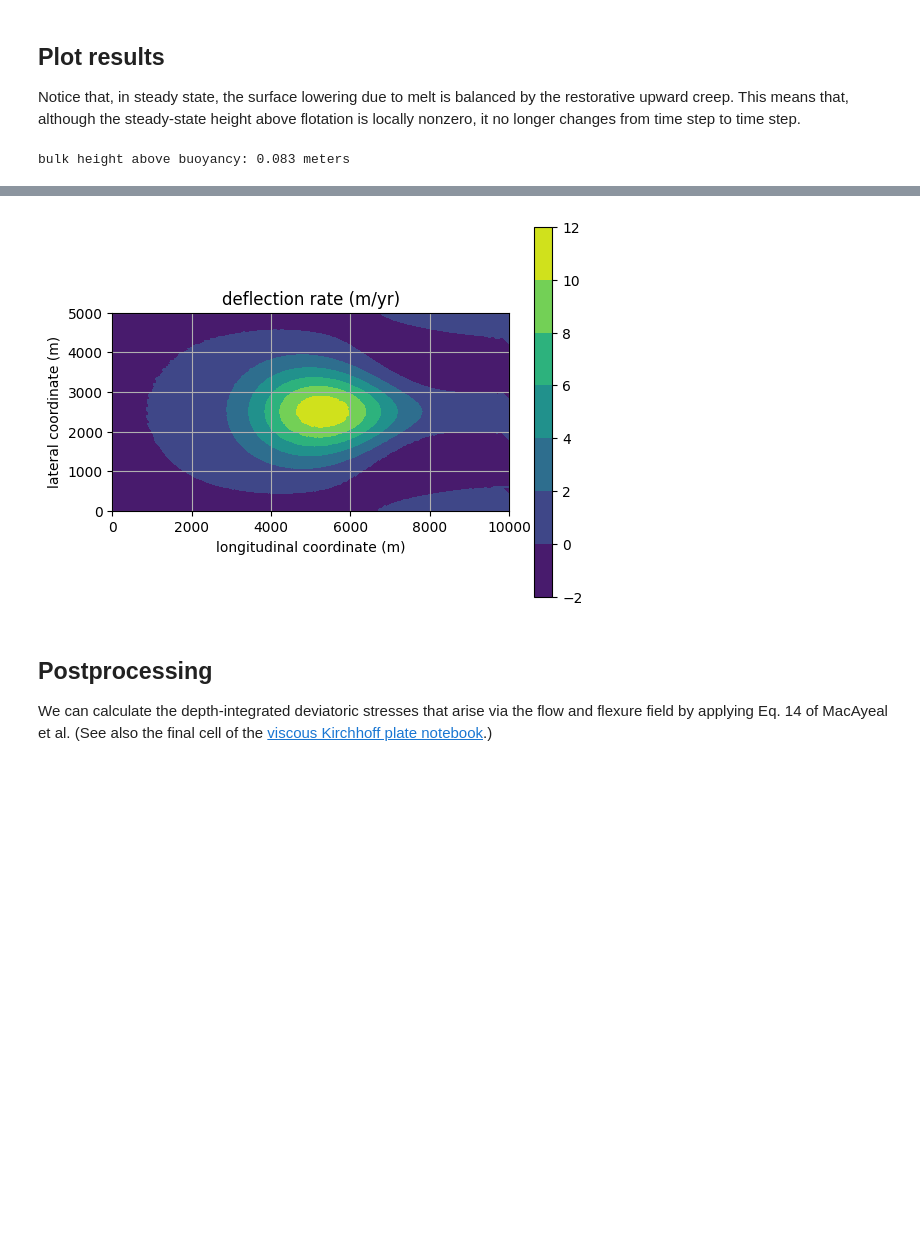
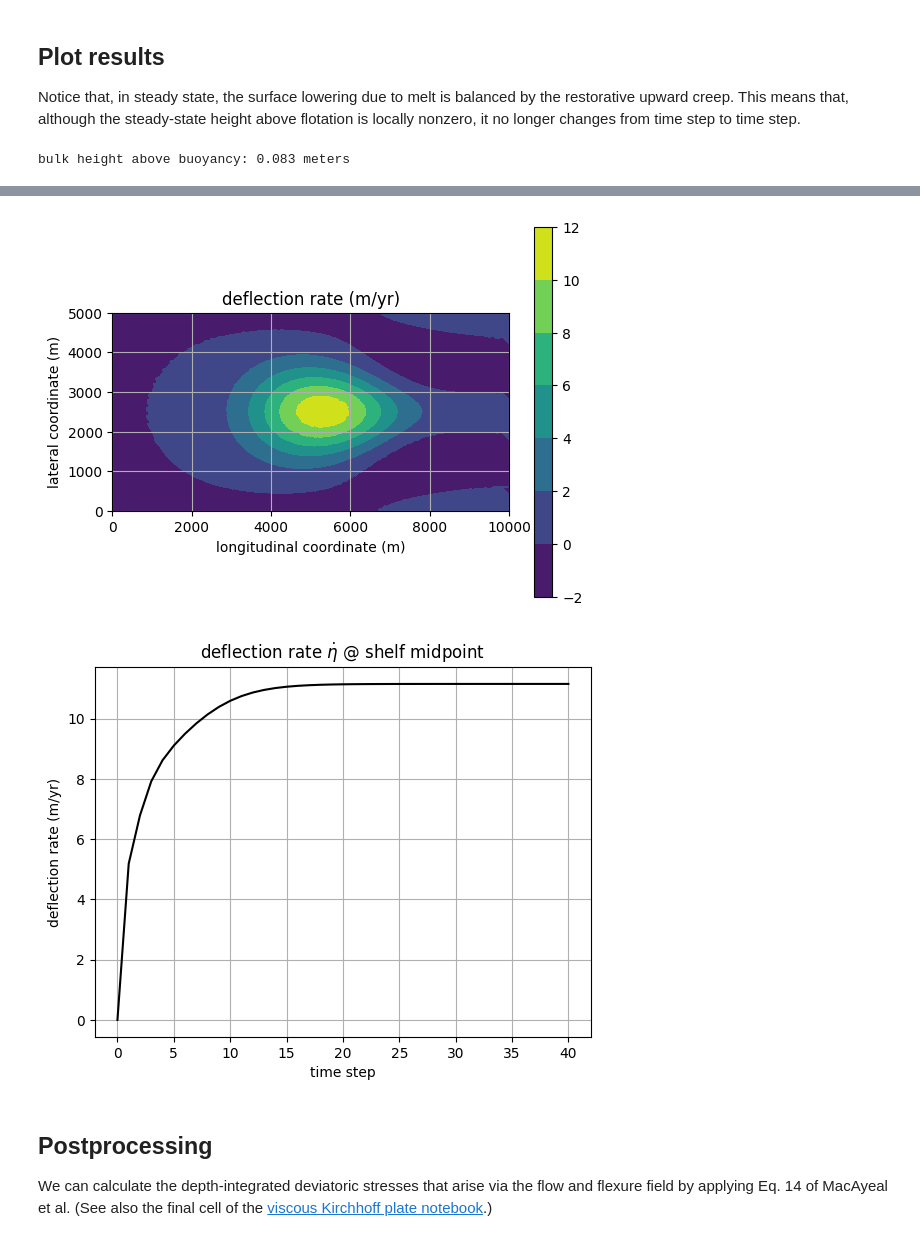
Before and after one commit to chrismiele/weird_flex, a Jupyter notebook: 4_coupled_flow_flexure_viscous.ipynb, the cells around one changed output, grey strips where cells are left out. Saved outputs shown, nothing was run; the diff lists cells and outputs as text; code cells hidden in the pictures; blank space fills up the shorter version.

```diff
--- a/4_coupled_flow_flexure_viscous.ipynb
+++ b/4_coupled_flow_flexure_viscous.ipynb
@@ -169,6 +169,7 @@ plt.show()
 We'll also save plots of the surface and basal elevation profiles, along the centerline, at each timestep. The final iteration is shown below.
 # %%
 u, H, s, b = u0.copy(deepcopy=True), H0.copy(deepcopy=True), s0.copy(deepcopy=True), b0.copy(deepcopy=True) #initialize
+η_list = [0] #for bookkeeping; will be a list of deflection rate @ middle of domain at each time step
 os.chdir('/home/sermilik/firedrake_stuff/figures/flow_flexure') #for saving figures
 X = np.array([(k, Ly/2) for k in range (Lx+1)]) #along-flow line for getting geometry profiles
 
@@ -208,9 +209,9 @@ for step in tqdm.trange(num_timesteps):
     b = solver.prognostic_solve(Δt, thickness = b, velocity = u, #raise the base
                            thickness_inflow = Constant(-ϱ*H_gl), accumulation = Constant(0))
 
-    s_ = project(s, Q1) #project surface elevation over Argyris elements
-    b_ = project(b, Q1) #and basal elevation
-    H_ = project(s_ - b_, Q1) #and total thickness
+    s = project(s, Q1) #project surface elevation over Argyris elements
+    b = project(b, Q1) #and basal elevation
+    H = project(s - b, Q1) #and total thickness
 
     ########################################
     ########################################
@@ -221,7 +222,7 @@ for step in tqdm.trange(num_timesteps):
     ν = effective_viscosity(velocity = u) #in Pa*yrs, for consistency with icepack's velocity units
     ε = sym(grad(u)) #strain rate tensor, /yr
     τ = 2*ν*ε #depth-averaged deviatoric stress tensor in Pascals
-    p = -tr(τ) + 1/2*ρ_i*g*H_ #depth-averaged pressure
+    p = -tr(τ) + 1/2*ρ_i*g*H #depth-averaged pressure
     σ = τ - p*Identity(2) #depth-averaged net stress
 
     ######################
@@ -230,7 +231,7 @@ for step in tqdm.trange(num_timesteps):
     ######################
     ######################
 
-    h_ab = s_ + B*Δt + η*Δt - (1 - ϱ)*H_ #this will be the height above buoyancy once η is known
+    h_ab = s + B*Δt + η*Δt - (1 - ϱ)*H #this will be the height above buoyancy once η is known
 
     #force flexure with surface mass balance (see Eq. 57a and 57c of MacAyeal et al. 2021)
     f = conditional(h_ab < 0, #if height above buoyancy is negative after flexing:
@@ -238,9 +239,9 @@ for step in tqdm.trange(num_timesteps):
                     -ρ_i*g*h_ab) #else: f acts downward via gravity
 
     #additionally force flexure with the velocity field, as in Eq. 57e
-    f += H_*inner(σ, ddη*Δt) #Eq. 57e
+    f += H*inner(σ, ddη*Δt) #Eq. 57e
 
-    L = 1/6*ν_f*H_**3*inner(ddη, ddw)*dx + 1/6*ν_f*H_**3*Δη*Δw*dx - f*w*dx #note the different viscosity value
+    L = 1/6*ν_f*H**3*inner(ddη, ddw)*dx + 1/6*ν_f*H**3*Δη*Δw*dx - f*w*dx #note the different viscosity value
     L += 0.5*α**2*η*w*ds(1) #constrain η = 0 on the upstream boundary 1 via the penalty method
     L += 0.5*α**2*η*w*ds(2) #η = 0 on the downstream boundary via the penalty method
 
@@ -276,6 +277,8 @@ for step in tqdm.trange(num_timesteps):
     #################
     #################
 
+    η_list.append(project(η, Q2).at(Lx/2, Ly/2, tolerance = 1e-10))
+
     #at each step, save plots of the surface and basal elevation profiles along "X"
     s_profile = np.array(s.at(X, tolerance = 1e-10))
     b_profile = np.array(b.at(X, tolerance = 1e-10))
@@ -309,33 +312,42 @@ elev_plot = tricontourf(h_ab, axes=ax, norm = norm, cmap = 'seismic')
 plt.colorbar(elev_plot)
 plt.xlabel('longitudinal coordinate (m)')
 plt.ylabel('lateral coordinate (m)')
 plt.grid()
 plt.show()
 
 fig, ax = plt.subplots()
 ax.set_aspect('equal')
 plt.title('velocity (m/yr)')
 vel_plot = tricontourf(u, axes=ax)
 plt.colorbar(vel_plot)
 plt.xlabel('longitudinal coordinate (m)')
 plt.ylabel('lateral coordinate (m)')
 plt.grid()
 plt.show()
 
 fig, ax = plt.subplots()
 ax.set_aspect('equal')
 plt.title('deflection rate (m/yr)')
 def_plot = tricontourf(project(η, Q1), axes=ax)
 plt.colorbar(def_plot)
 plt.xlabel('longitudinal coordinate (m)')
 plt.ylabel('lateral coordinate (m)')
 plt.grid()
 plt.show()
+
+plt.figure()
+plt.title('deflection rate $\dot{η}$ @ shelf midpoint')
+plt.plot(η_list, color='k')
+plt.xlabel('time step')
+plt.ylabel('deflection rate (m/yr)')
+plt.grid()
+plt.show()
 # %% [output]
 bulk height above buoyancy: 0.083 meters
 [figure]
 [figure]
 [figure]
+[figure, added]
 # %% [markdown]
 ## Postprocessing
 
```
Also changed, not shown: parts of 1 cell of this notebook.
